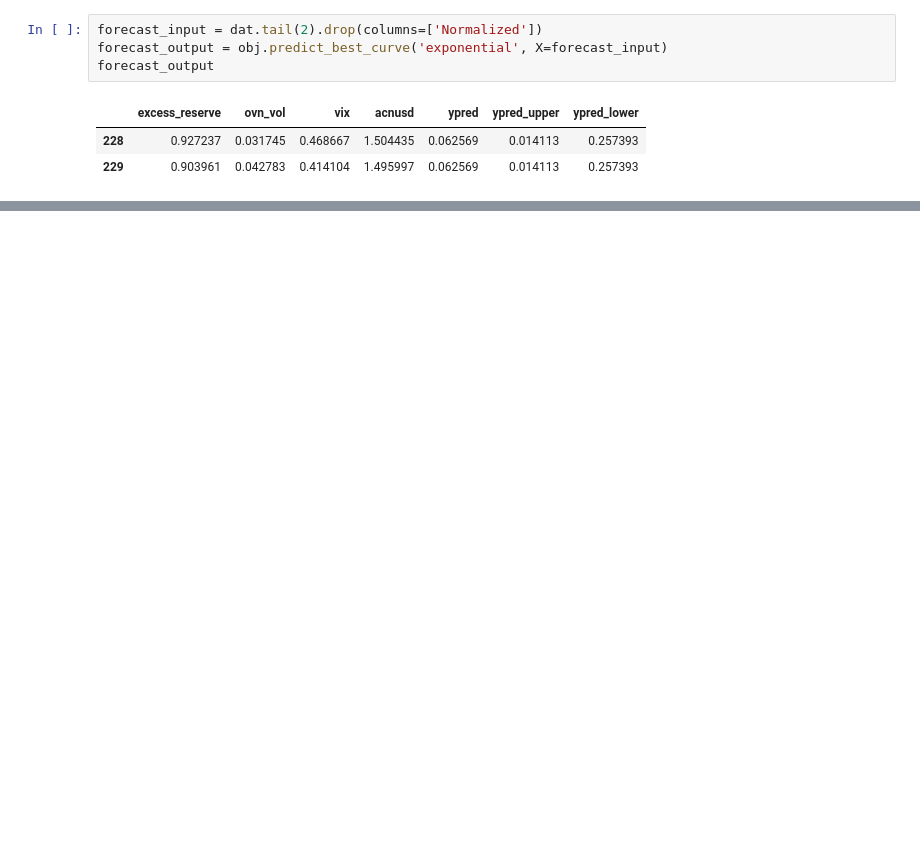
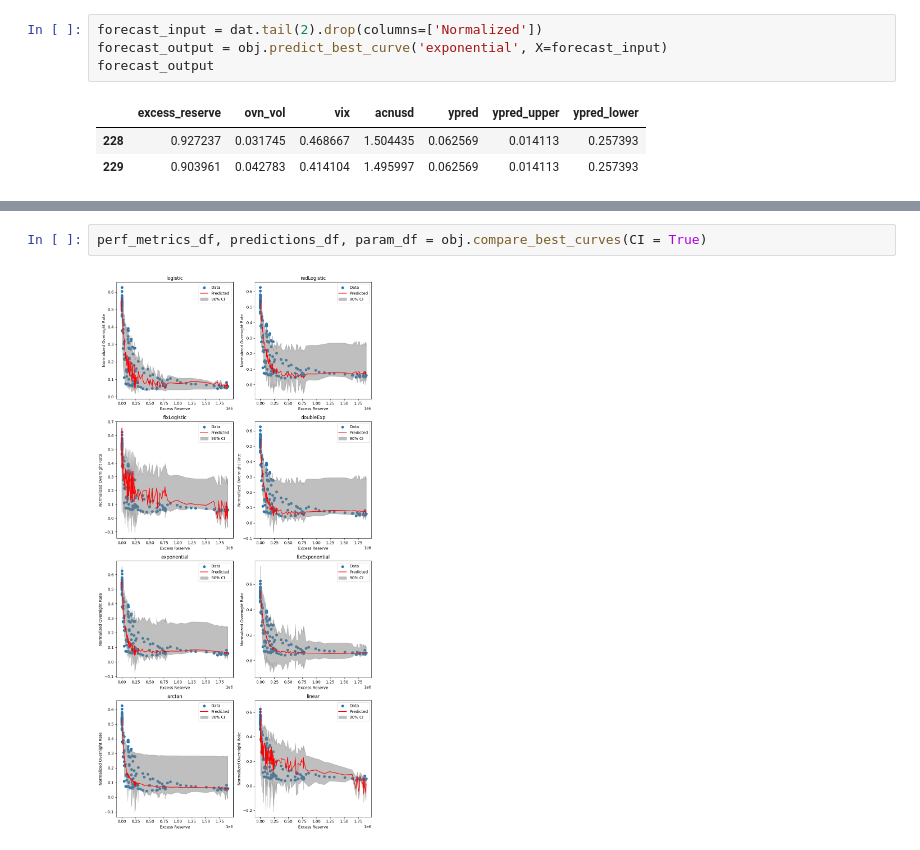
Before and after one commit to amineraboun/reserves_demand, a Jupyter notebook: notebooks/Example.ipynb, the cells around one changed output, grey strips where cells are left out. Saved outputs shown, nothing was run; the diff lists cells and outputs as text; blank space fills up the shorter version.

```diff
--- a/notebooks/Example.ipynb
+++ b/notebooks/Example.ipynb
@@ -258,0 +494,4 @@ forecast_output
+# %%
+perf_metrics_df, predictions_df, param_df = obj.compare_best_curves(CI = True)
+# %% [output]
+[figure, added]
```
Also changed, not shown: parts of 14 cells of this notebook, 5 other files.
